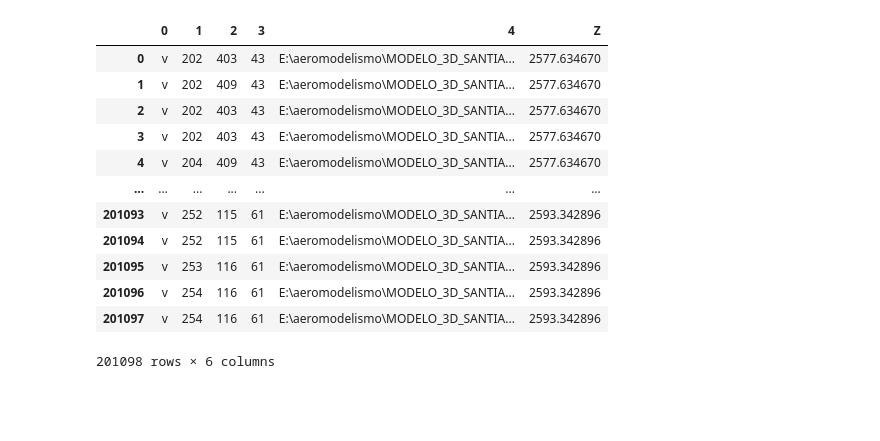
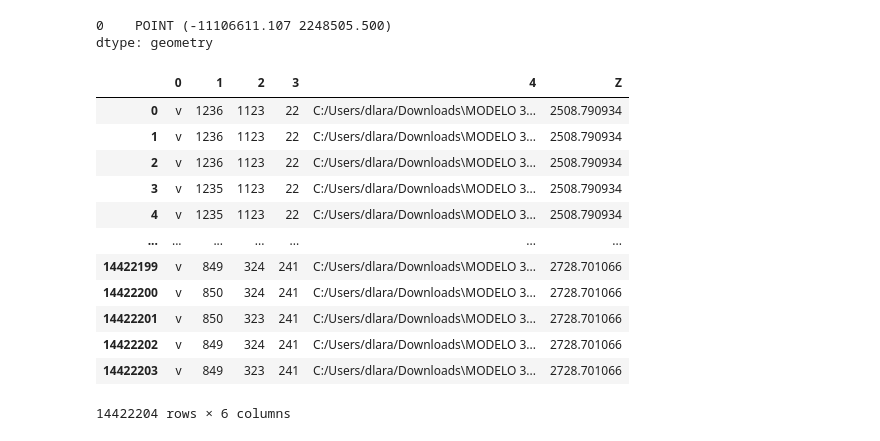
Before and after one commit to DiosLara/Newst_codes, a Jupyter notebook: Detecciondeterrenos/obj2tif.ipynb, the cells around one changed output. Drawn from its saved outputs; the diff is of its cells as text; code cells hidden in the pictures; blank space fills up the shorter version.

```diff
--- a/Detecciondeterrenos/obj2tif.ipynb
+++ b/Detecciondeterrenos/obj2tif.ipynb
@@ -4,7 +4,11 @@ import tqdm
 import matplotlib.pyplot as plt
 import numpy as np
 # %%
-filenames=glob.glob(r"E:\aeromodelismo\MODELO_3D_SANTIAGO_NOROESTE/*/f*.obj")
+filenames=glob.glob(r"C:/Users/dlara/Downloads\MODELO 3D SANTIAGO CENTRO/*/[a-f]*.obj")
+# %%
+def map_d(x, in_min, in_max, out_min, out_max):
+    """Genera una interpolacion para pasar de un rango a otro"""
+    return (x - in_min) * (out_max - out_min) / (in_max - in_min) + out_min
 # %%
 X=[]
 Y=[]
@@ -45,3 +69,5 @@ df_coords
 # %%
-np.max(df_coords[3]),np.min(df_coords[3])
+max_coord=np.max(df_coords[3])
+min_coord= np.min(df_coords[3])
+max_coord, min_coord
 # %% [output]
@@ -59,20 +103,25 @@ result=result[:,:,0]
+# %%
+print(punto_max.to_crs(3857))
+# %% [output]
+0    POINT (-11106611.107 2248505.500)
+dtype: geometry
 # %%
-df_coords["Z"]=df_coords[3].apply(lambda x: map_d(x,0,61,2540.1094647646382,2593.3428956753705))
+df_coords["Z"]=df_coords[3].apply(lambda x: map_d(x,min_coord,max_coord,2508.7909335236886,2728.701065688485))
 df_coords
 # %% [output]
 |  | 0 | 1 | 2 | 3 | 4 | Z |
-| 0 | v | 202 | 403 | 43 | E:\aeromodelismo\MODELO_3D_SANTIA... | 2577.634670 |
-| 1 | v | 202 | 409 | 43 | E:\aeromodelismo\MODELO_3D_SANTIA... | 2577.634670 |
-| 2 | v | 202 | 403 | 43 | E:\aeromodelismo\MODELO_3D_SANTIA... | 2577.634670 |
-| 3 | v | 202 | 403 | 43 | E:\aeromodelismo\MODELO_3D_SANTIA... | 2577.634670 |
-| 4 | v | 204 | 409 | 43 | E:\aeromodelismo\MODELO_3D_SANTIA... | 2577.634670 |
+| 0 | v | 1236 | 1123 | 22 | C:/Users/dlara/Downloads\MODELO 3... | 2508.790934 |
+| 1 | v | 1236 | 1123 | 22 | C:/Users/dlara/Downloads\MODELO 3... | 2508.790934 |
+| 2 | v | 1236 | 1123 | 22 | C:/Users/dlara/Downloads\MODELO 3... | 2508.790934 |
+| 3 | v | 1235 | 1123 | 22 | C:/Users/dlara/Downloads\MODELO 3... | 2508.790934 |
+| 4 | v | 1235 | 1123 | 22 | C:/Users/dlara/Downloads\MODELO 3... | 2508.790934 |
 | ... | ... | ... | ... | ... | ... | ... |
-| 201093 | v | 252 | 115 | 61 | E:\aeromodelismo\MODELO_3D_SANTIA... | 2593.342896 |
-| 201094 | v | 252 | 115 | 61 | E:\aeromodelismo\MODELO_3D_SANTIA... | 2593.342896 |
-| 201095 | v | 253 | 116 | 61 | E:\aeromodelismo\MODELO_3D_SANTIA... | 2593.342896 |
-| 201096 | v | 254 | 116 | 61 | E:\aeromodelismo\MODELO_3D_SANTIA... | 2593.342896 |
-| 201097 | v | 254 | 116 | 61 | E:\aeromodelismo\MODELO_3D_SANTIA... | 2593.342896 |
+| 14422199 | v | 849 | 324 | 241 | C:/Users/dlara/Downloads\MODELO 3... | 2728.701066 |
+| 14422200 | v | 850 | 324 | 241 | C:/Users/dlara/Downloads\MODELO 3... | 2728.701066 |
+| 14422201 | v | 850 | 323 | 241 | C:/Users/dlara/Downloads\MODELO 3... | 2728.701066 |
+| 14422202 | v | 849 | 324 | 241 | C:/Users/dlara/Downloads\MODELO 3... | 2728.701066 |
+| 14422203 | v | 849 | 323 | 241 | C:/Users/dlara/Downloads\MODELO 3... | 2728.701066 |
-201098 rows × 6 columns
+14422204 rows × 6 columns
 # %%
 import tqdm
 for i in tqdm.tqdm(range(len(df_coords))):
```
Also changed, not shown: parts of 16 cells of this notebook.
